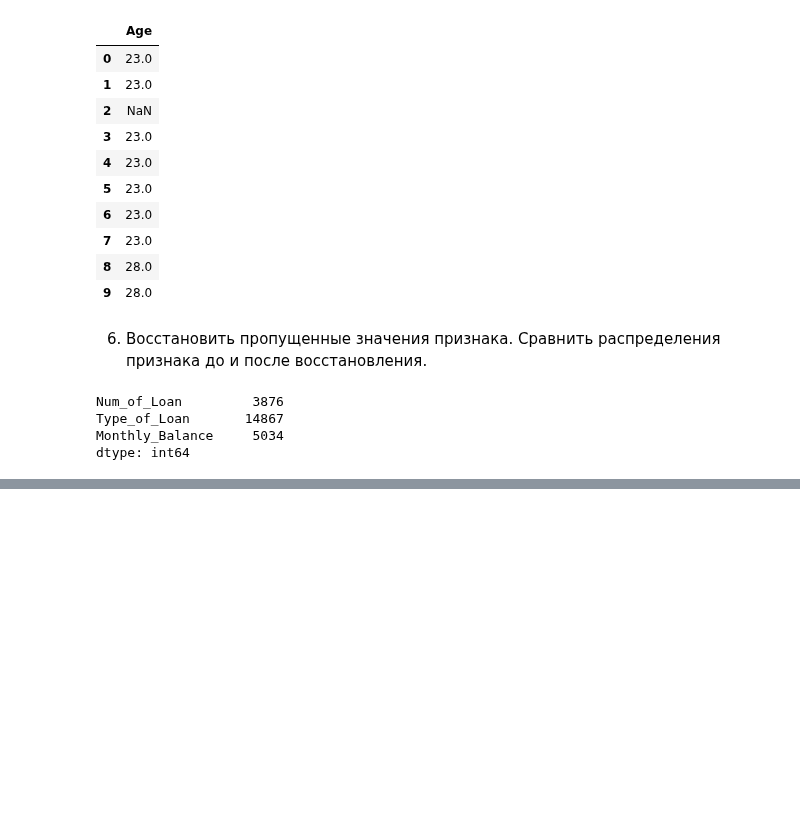
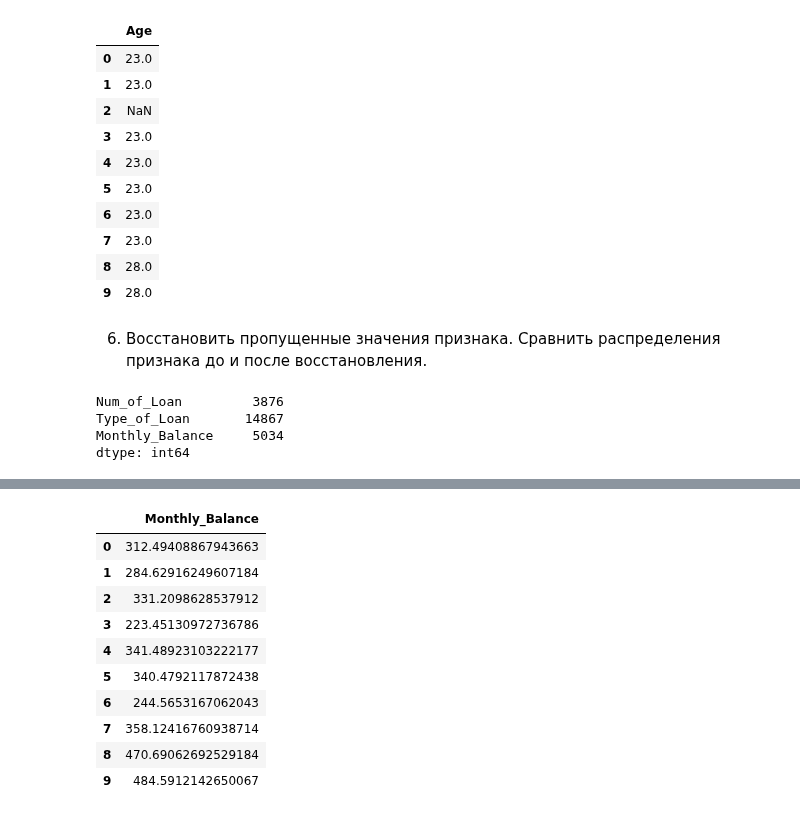
Before and after one commit to Ghukii/TMP-4sem-, a Jupyter notebook: Задание_6/Задание_6_13.ipynb, the cells around one changed output, grey strips where cells are left out. Drawn from its saved outputs; the diff is of its cells as text; code cells hidden in the pictures; blank space fills up the shorter version.

```diff
--- a/Задание_6/Задание_6_13.ipynb
+++ b/Задание_6/Задание_6_13.ipynb
@@ -402,0 +432,14 @@ plt.grid()
+# %%
+df[['Monthly_Balance']].head(10)
+# %% [output]
+|  | Monthly_Balance |
+| 0 | 312.49408867943663 |
+| 1 | 284.62916249607184 |
+| 2 | 331.2098628537912 |
+| 3 | 223.45130972736786 |
+| 4 | 341.48923103222177 |
+| 5 | 340.4792117872438 |
+| 6 | 244.5653167062043 |
+| 7 | 358.12416760938714 |
+| 8 | 470.69062692529184 |
+| 9 | 484.5912142650067 |
```
Also changed, not shown: parts of 8 cells of this notebook.
